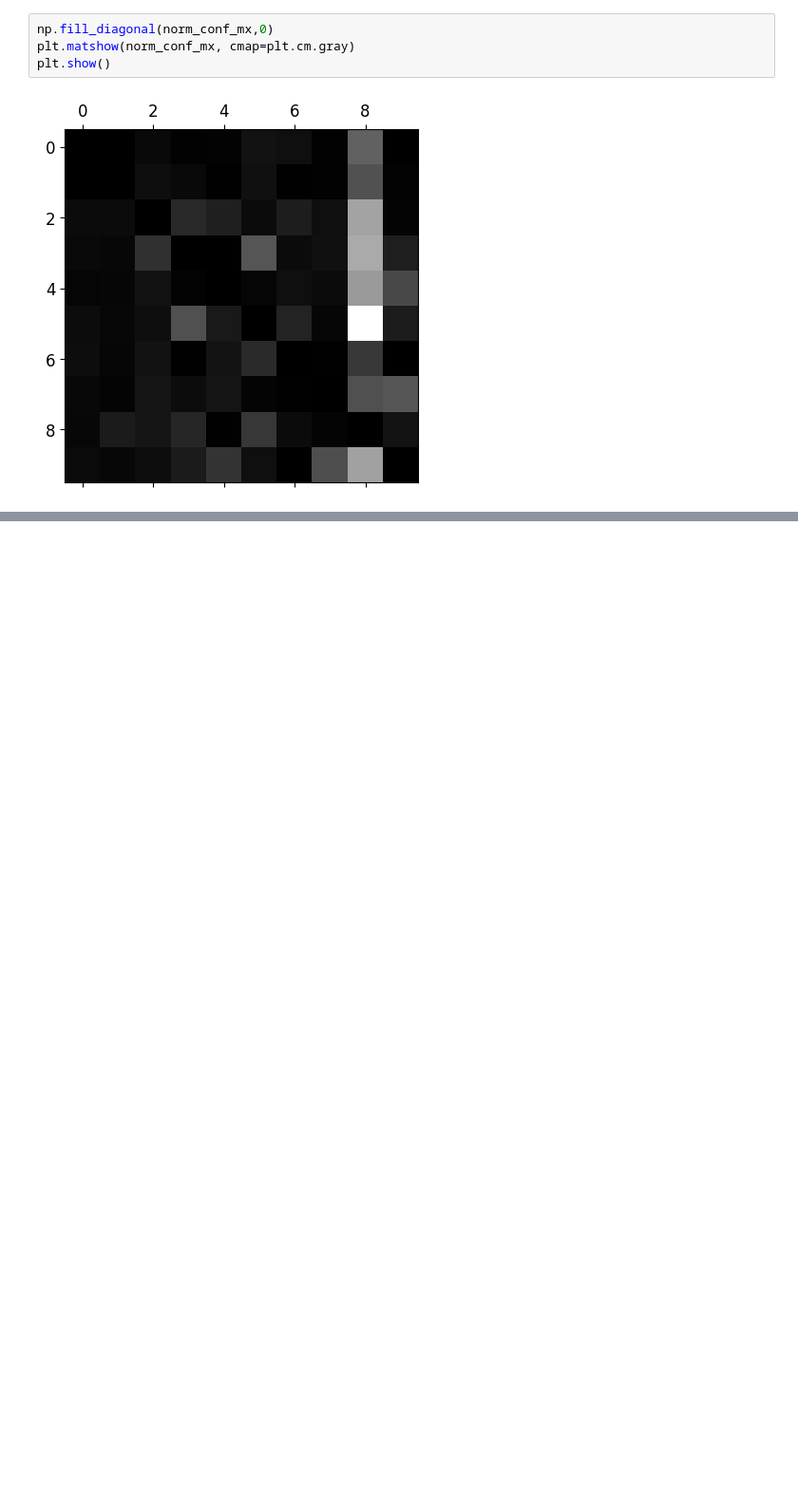
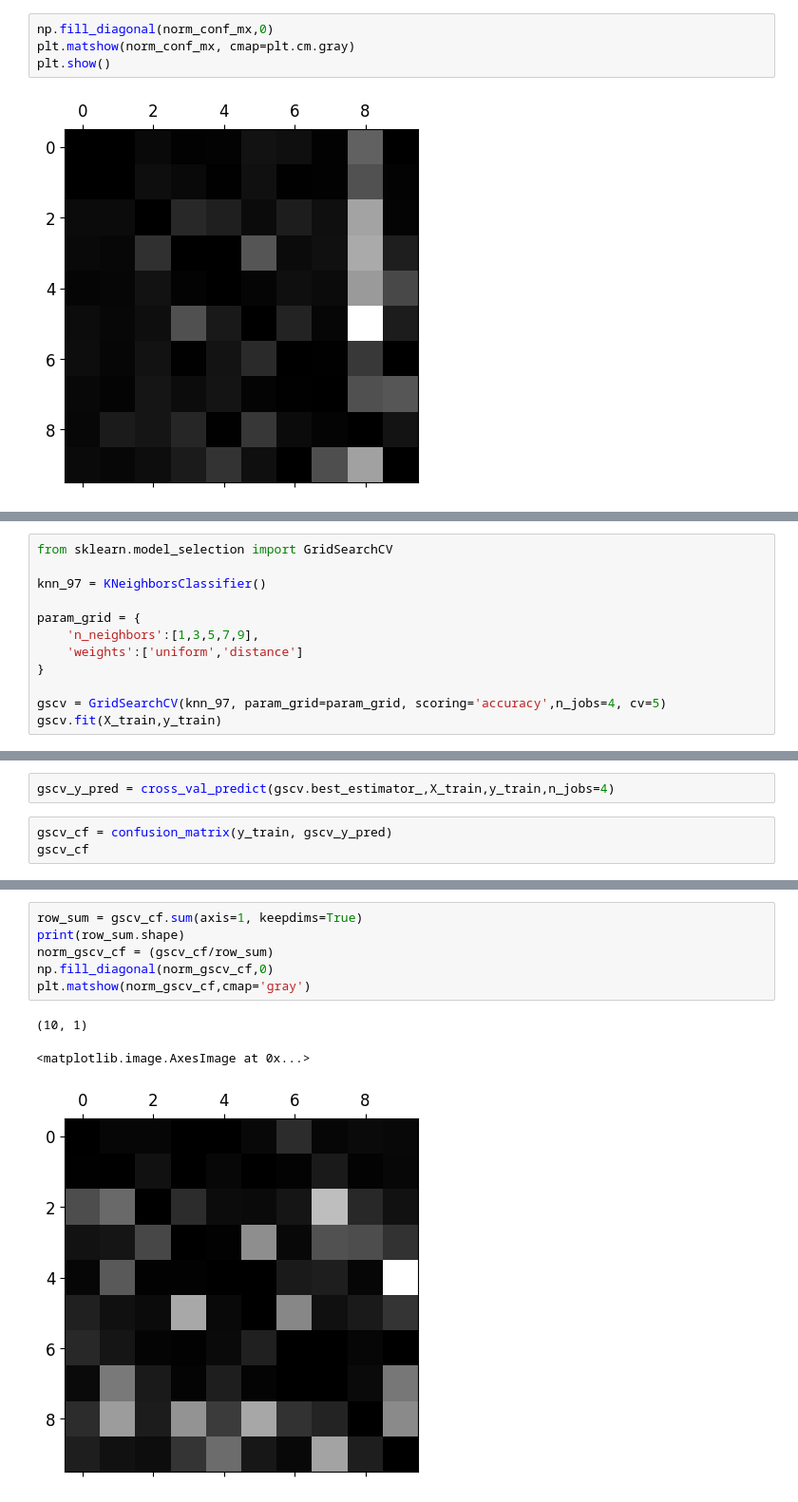
Before and after one commit to niciac/MachineLearning, a Jupyter notebook: hands_on_ml_2/notebooks/Chapter3_Classification_MNIST.ipynb, the cells around one changed output, grey strips where cells are left out. Shown at 95% size. Drawn from its saved outputs; the diff is of its cells as text; blank space fills up the shorter version.

```diff
--- a/hands_on_ml_2/notebooks/Chapter3_Classification_MNIST.ipynb
+++ b/hands_on_ml_2/notebooks/Chapter3_Classification_MNIST.ipynb
@@ -756,0 +845,12 @@ plt.show()
+# %%
+from sklearn.model_selection import GridSearchCV
+
+knn_97 = KNeighborsClassifier()
+
+param_grid = {
+    'n_neighbors':[1,3,5,7,9],
+    'weights':['uniform','distance']
+}
+
+gscv = GridSearchCV(knn_97, param_grid=param_grid, scoring='accuracy',n_jobs=4, cv=5)
+gscv.fit(X_train,y_train)
@@ -756,0 +892,5 @@ plt.show()
+# %%
+gscv_y_pred = cross_val_predict(gscv.best_estimator_,X_train,y_train,n_jobs=4)
+# %%
+gscv_cf = confusion_matrix(y_train, gscv_y_pred)
+gscv_cf
@@ -756,0 +908,10 @@ plt.show()
+# %%
+row_sum = gscv_cf.sum(axis=1, keepdims=True)
+print(row_sum.shape)
+norm_gscv_cf = (gscv_cf/row_sum)
+np.fill_diagonal(norm_gscv_cf,0)
+plt.matshow(norm_gscv_cf,cmap='gray')
+# %% [output]
+(10, 1)
+<matplotlib.image.AxesImage at 0x...>
+[figure, added]
```
Also changed, not shown: parts of 26 cells of this notebook.
